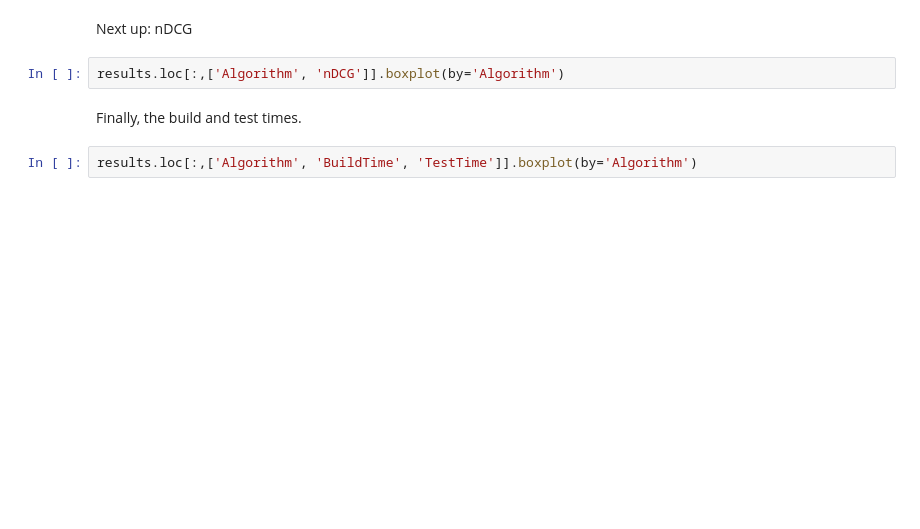
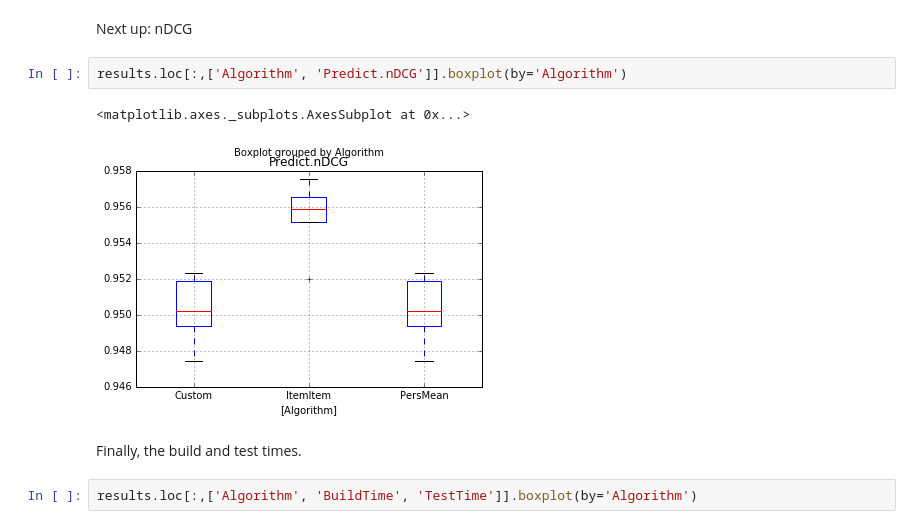
Before and after one commit to lenskit/eval-quickstart, a Jupyter notebook: analyze-output.ipynb, the cells around one changed output. Drawn from its saved outputs; the diff is of its cells as text; blank space fills up the shorter version.

```diff
--- a/analyze-output.ipynb
+++ b/analyze-output.ipynb
@@ -32,7 +48,10 @@ results.loc[:,['Algorithm', 'RMSE.ByUser']].boxplot(by='Algorithm')
 # %% [markdown]
 Next up: nDCG
 # %%
-results.loc[:,['Algorithm', 'nDCG']].boxplot(by='Algorithm')
+results.loc[:,['Algorithm', 'Predict.nDCG']].boxplot(by='Algorithm')
+# %% [output]
+<matplotlib.axes._subplots.AxesSubplot at 0x...>
+[figure, added]
 # %% [markdown]
 Finally, the build and test times.
 # %%
```
Also changed, not shown: parts of 4 cells of this notebook, 3 other files.
